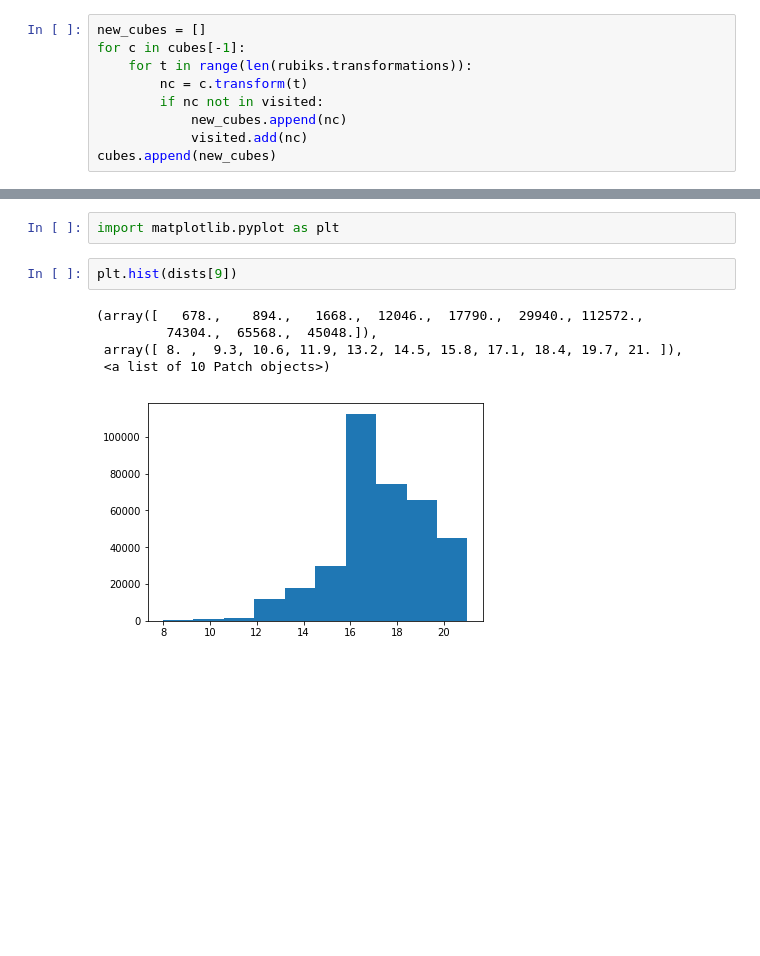
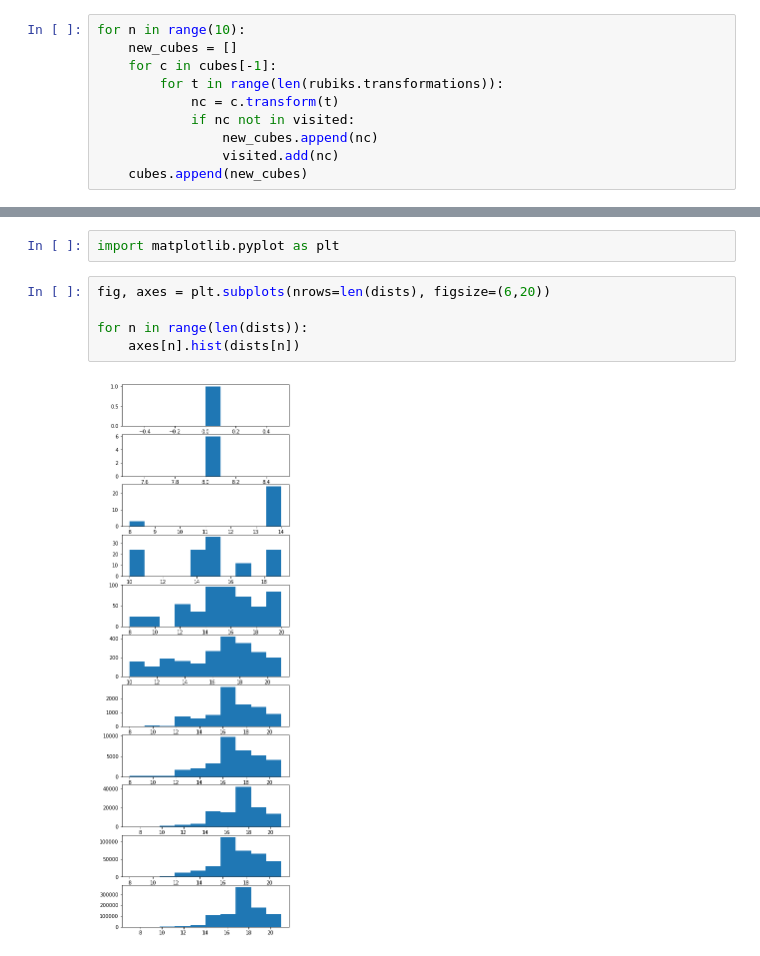
Before and after one commit to mim/rubiks, a Jupyter notebook: testing.ipynb, the cells around one changed output, grey strips where cells are left out. Saved outputs shown, nothing was run; the diff lists cells and outputs as text; blank space fills up the shorter version.

```diff
--- a/testing.ipynb
+++ b/testing.ipynb
@@ -97,14 +101,15 @@ visited = set([])
 cubes.append([cube])
 visited.add(cube)
 # %%
-new_cubes = []
-for c in cubes[-1]:
-    for t in range(len(rubiks.transformations)):
-        nc = c.transform(t)
-        if nc not in visited:
-            new_cubes.append(nc)
-            visited.add(nc)
-cubes.append(new_cubes)
+for n in range(10):
+    new_cubes = []
+    for c in cubes[-1]:
+        for t in range(len(rubiks.transformations)):
+            nc = c.transform(t)
+            if nc not in visited:
+                new_cubes.append(nc)
+                visited.add(nc)
+    cubes.append(new_cubes)
 # %%
 len(cubes)
 # %% [output]
@@ -113,11 +118,10 @@ len(cubes)
 dists = [[cube.dist(c) for c in new_cubes] for new_cubes in cubes]
 # %%
 import matplotlib.pyplot as plt
-# %%
-plt.hist(dists[9])
-# %% [output]
-(array([   678.,    894.,   1668.,  12046.,  17790.,  29940., 112572.,
-         74304.,  65568.,  45048.]),
- array([ 8. ,  9.3, 10.6, 11.9, 13.2, 14.5, 15.8, 17.1, 18.4, 19.7, 21. ]),
- <a list of 10 Patch objects>)
-[figure, removed]
+# %%
+fig, axes = plt.subplots(nrows=len(dists), figsize=(6,20))
+
+for n in range(len(dists)):
+    axes[n].hist(dists[n])
+# %% [output]
+[figure, added]
```
Also changed, not shown: parts of 10 cells of this notebook.
